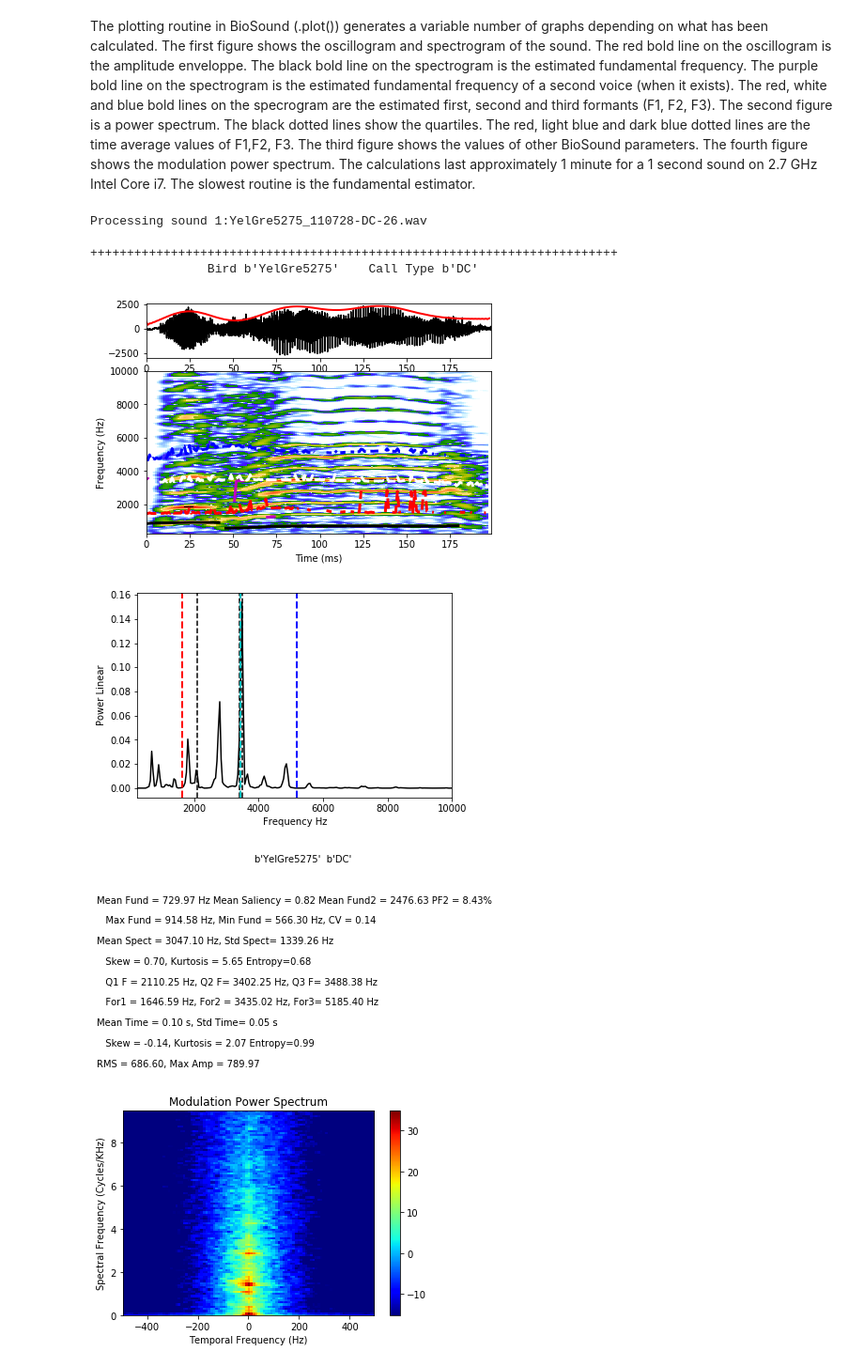
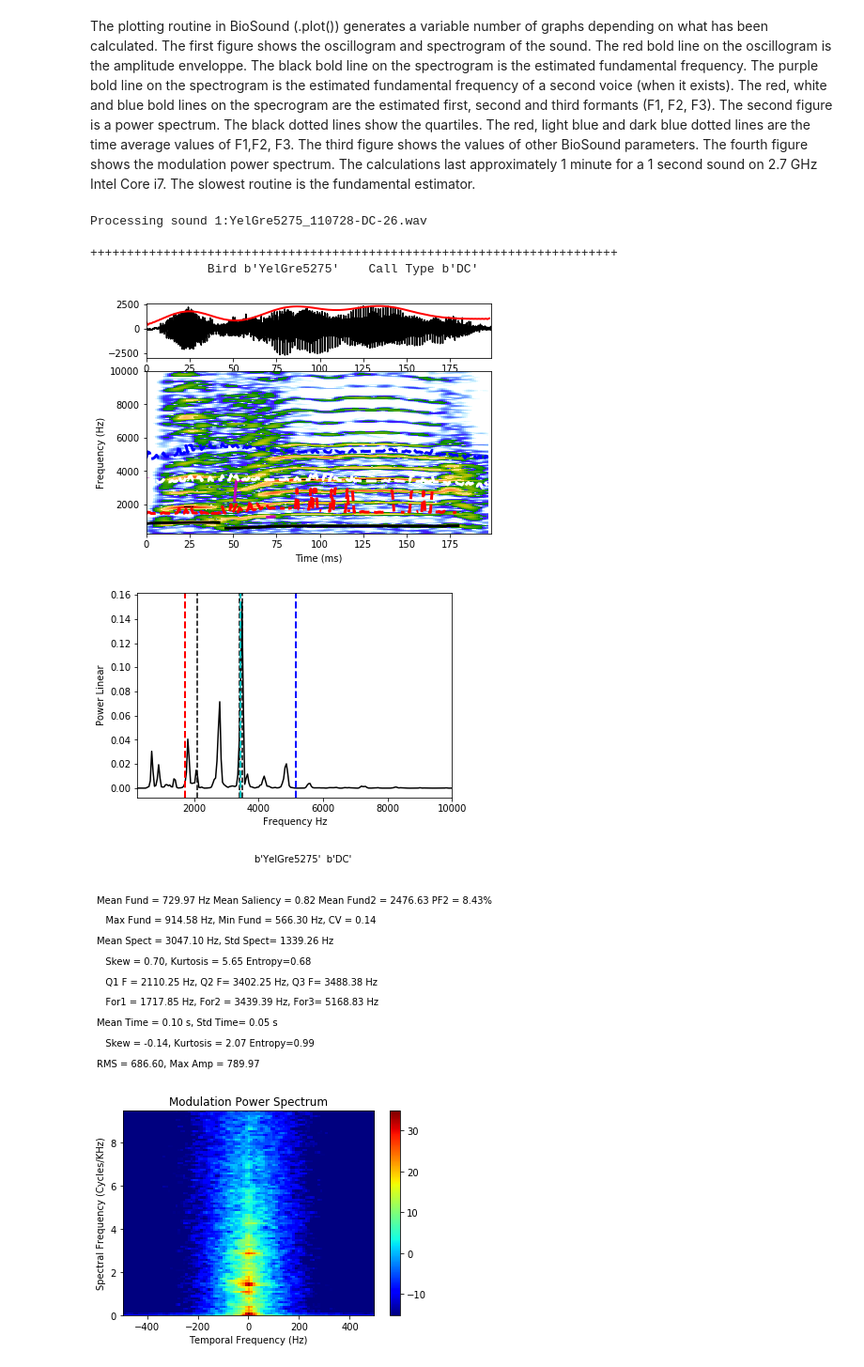
Before and after one commit to theunissenlab/BioSoundTutorial, a Jupyter notebook: BioSound1.ipynb, the cells around one changed output. Shown at 94% size. Saved outputs shown, nothing was run; the diff lists cells and outputs as text; code cells hidden in the pictures.

Commit message:
Update for latest soundsig version

```diff
--- a/BioSound1.ipynb
+++ b/BioSound1.ipynb
@@ -46,7 +46,7 @@ normalize = False
 isound = 0
 for fname in os.listdir('.'):
     if fname.endswith('.wav'):
-        isound += 1;
+        isound += 1
 
         # Read the sound file
         print ('Processing sound %d:%s\n' % (isound, fname))
@@ -75,38 +75,40 @@ for fname in os.listdir('.'):
     # Calculate amplitude enveloppe
         myBioSound.ampenv(cutoff_freq = 20, amp_sample_rate = 1000)
 
     # Calculate the power spectrum
         myBioSound.spectrum(f_high=10000)
 
     # Calculate fundamental and related values.  These are the default values.
     # For the estimation of the fundamental, four methods are available:
     # 'AC' - Peak of the auto-correlation function
     # 'ACA' - Peak of envelope of auto-correlation function
     # 'Cep' - First peak in cepstrum
     # 'Stack' - Fitting of harmonic stacks (default - works well for zebra finches)
 
-        myBioSound.fundest(maxFund = 1500, minFund = 300, lowFc = 200, highFc = 6000, minSaliency = 0.5, debugFig = 0, minFormantFreq = 500, maxFormantBW = 500, method='Stack')
+        myBioSound.fundest(maxFund = 1500, minFund = 300, lowFc = 200, highFc = 6000,
+                           minSaliency = 0.5, debugFig = 0,
+                           minFormantFreq = 500, maxFormantBW = 500, windowFormant = 0.1,
+                           method='Stack')
 
     # Calculate the MPS
         myBioSound.mpsCalc(window=0.1, Norm = True)
 
-        if plotMe and isound <= 2:
+        if plotMe and isound <= 10:
             print('++++++++++++++++++++++++++++++++++++++++++++++++++++++++++++++++++++++++')
             print('                Bird %s    Call Type %s' % (myBioSound.emitter, myBioSound.type))
             myBioSound.plot(DBNOISE=50, f_low=250, f_high=10000)
             print('++++++++++++++++++++++++++++++++++++++++++++++++++++++++++++++++++++++++')
 
-
     # Save the results
         fh5name = 'h5files/%s.h5' % (filename)
         myBioSound.saveh5(fh5name)
 # %% [output]
 Processing sound 1:YelGre5275_110728-DC-26.wav
 
 ++++++++++++++++++++++++++++++++++++++++++++++++++++++++++++++++++++++++
                 Bird b'YelGre5275'    Call Type b'DC'
-[figure, old version]
+[figure, new version]
-[figure, old version]
+[figure, new version]
 [figure]
 [figure]
 ++++++++++++++++++++++++++++++++++++++++++++++++++++++++++++++++++++++++
```
Also changed, not shown: parts of 1 cell of this notebook, 2 other files.
